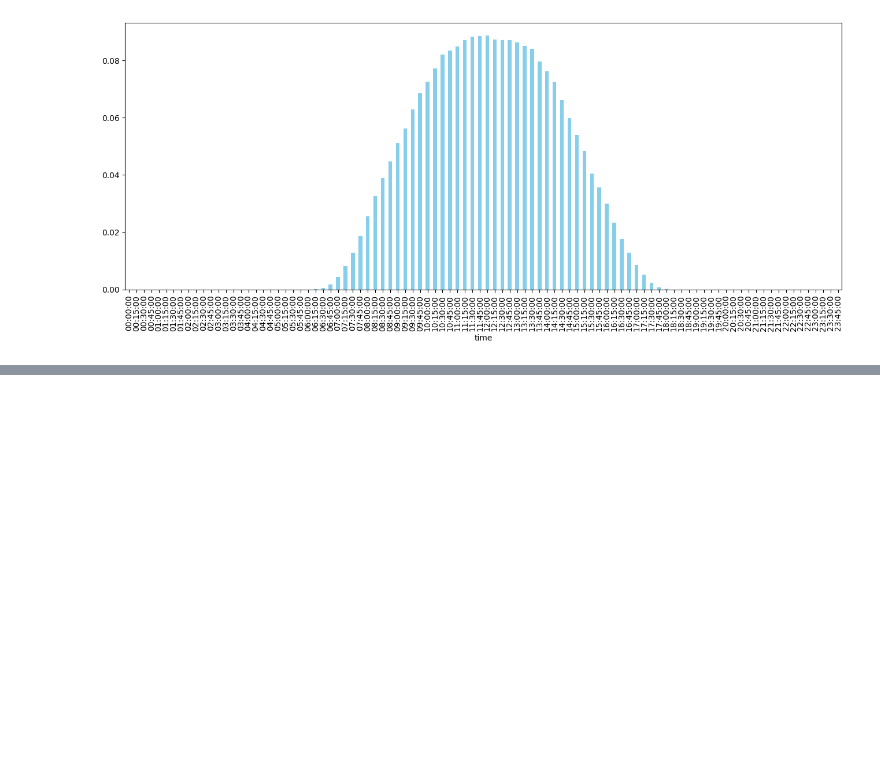
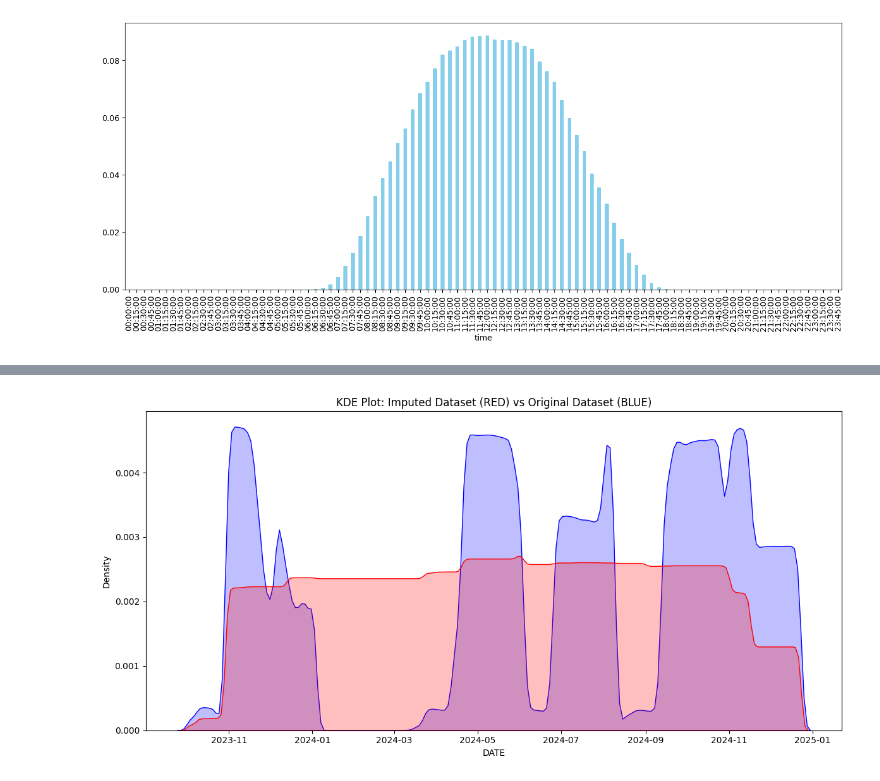
Before and after one commit to LIRNEasia/SL_electricity_consumption, a Jupyter notebook: notebooks/imputing_smart_meter_data.ipynb, the cells around one changed output, grey strips where cells are left out. Cells and saved outputs as stored; diff of their text form; code cells hidden in the pictures; blank space fills up the shorter version.

Commit message:
imputing smart meter data

```diff
--- a/notebooks/imputing_smart_meter_data.ipynb
+++ b/notebooks/imputing_smart_meter_data.ipynb
@@ -109,6 +109,36 @@ def create_complete_dataset(data):
 complete_data = create_complete_dataset(all_data_filtered)'''
 # %% [output]
 "#creating a complete dataset interms of date and time\ndef create_complete_dataset(data):\n    all_data = pd.DataFrame()\n    households = data['household_ID'].unique()\n\n    for household in househ ...
+# %%
+#these are by considering household IDs
+def remove_leading_missing_consumption(data, value_col='importkwh(kwh)'):
+    data = data.sort_values(['household_ID', 'DATETIME'])
+    first_valid_time = (
+        data[data[value_col].notnull()]
+        .groupby('household_ID')['DATETIME']
+        .min()
+        .reset_index()
+        .rename(columns={'DATETIME': 'first_valid_DATETIME'})
+    )
+    data = data.merge(first_valid_time, on='household_ID', how='left')
+    return data[data['DATETIME'] >= data['first_valid_DATETIME']].drop(columns=['first_valid_DATETIME'])
+
+complete_data = remove_leading_missing_consumption(complete_data)
+
+
+def remove_ending_missing_consumption(data, value_col='importkwh(kwh)'):
+    data = data.sort_values(['household_ID', 'DATETIME'])
+    last_valid_time = (
+        data[data[value_col].notnull()]
+        .groupby('household_ID')['DATETIME']
+        .max()
+        .reset_index()
+        .rename(columns={'DATETIME': 'last_valid_DATETIME'})
+    )
+    data = data.merge(last_valid_time, on='household_ID', how='left')
+    return data[data['DATETIME'] <= data['last_valid_DATETIME']].drop(columns=['last_valid_DATETIME'])
+
+complete_data = remove_ending_missing_consumption(complete_data)
 # %%
 plt.figure(figsize=(12, 6))
 sns.kdeplot(all_data_filtered['DATETIME'].dropna(), fill=True, color='blue', bw_adjust=0.5)
@@ -265,9 +299,11 @@ daily_export.plot( kind='bar', color='skyblue')
 # %%
 plt.figure(figsize=(12, 6))
 sns.kdeplot(all_data_filtered['DATETIME'].dropna(), fill=True, color='blue', bw_adjust=0.5)
-sns.kdeplot(complete_data['DATETIME'], fill=True, color='Red', bw_adjust=0.5))
+sns.kdeplot(complete_data['DATETIME'], fill=True, color='Red', bw_adjust=0.5)
 plt.title('KDE Plot: Imputed Dataset (RED) vs Original Dataset (BLUE)')
 plt.xlabel('DATE')
 plt.ylabel('Density')
 plt.tight_layout()
 plt.show()
+# %% [output]
+[figure, added]
```
Also changed, not shown: parts of 4 cells of this notebook.
